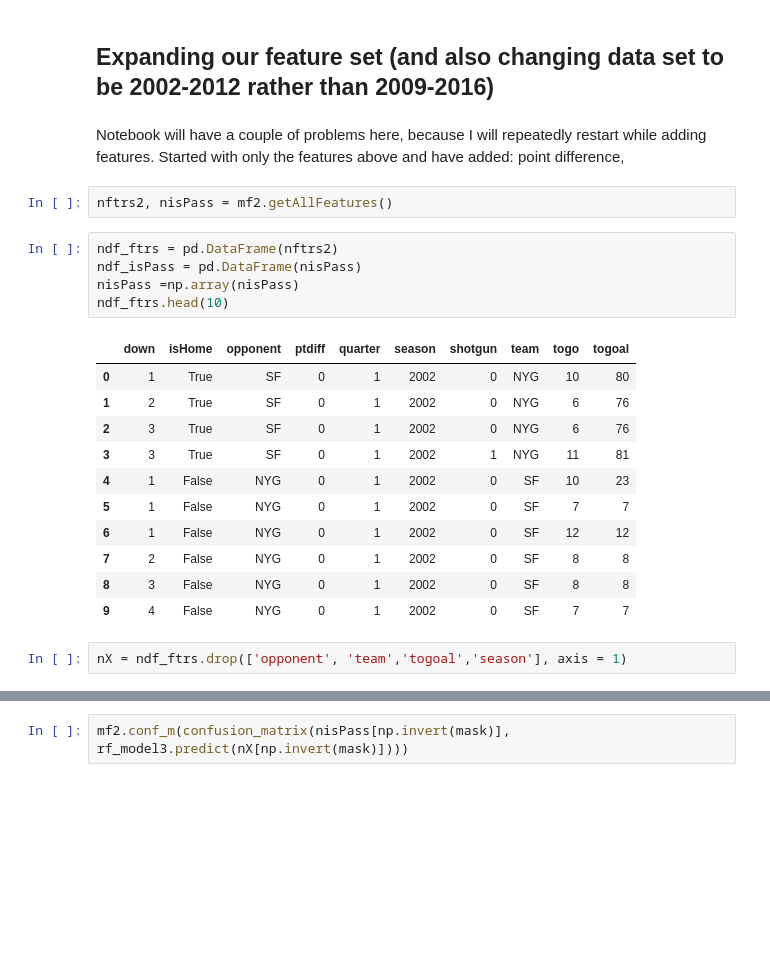
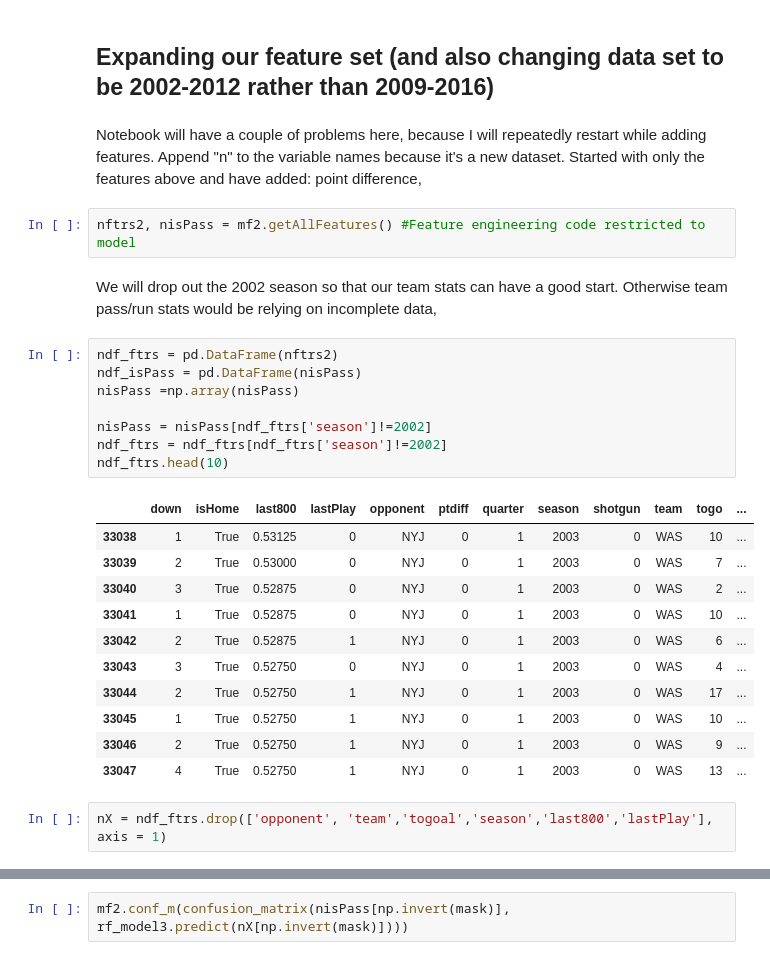
Before and after one commit to tynanseltzer/AM216, a Jupyter notebook: playPred/Play Prediction.ipynb, the cells around one changed output, grey strips where cells are left out. Saved outputs shown, nothing was run; the diff lists cells and outputs as text; blank space fills up the shorter version.

```diff
--- a/playPred/Play Prediction.ipynb
+++ b/playPred/Play Prediction.ipynb
@@ -170,27 +177,32 @@ Nice! We've increased test accuracy and looks like at least some of the overfitt
 # %% [markdown]
 ## Expanding our feature set (and also changing data set to be 2002-2012 rather than 2009-2016)
 # %% [markdown]
-Notebook will have a couple of problems here, because I will repeatedly restart while adding features. Started with only the features above and have added: point difference,
+Notebook will have a couple of problems here, because I will repeatedly restart while adding features. Append "n" to the variable names because it's a new dataset. Started with only the features above and have added: point difference,
 # %%
-nftrs2, nisPass = mf2.getAllFeatures()
+nftrs2, nisPass = mf2.getAllFeatures() #Feature engineering code restricted to model
+# %% [markdown]
+We will drop out the 2002 season so that our team stats can have a good start. Otherwise team pass/run stats would be relying on incomplete data,
 # %%
 ndf_ftrs = pd.DataFrame(nftrs2)
 ndf_isPass = pd.DataFrame(nisPass)
 nisPass =np.array(nisPass)
+
+nisPass = nisPass[ndf_ftrs['season']!=2002]
+ndf_ftrs = ndf_ftrs[ndf_ftrs['season']!=2002]
 ndf_ftrs.head(10)
 # %% [output]
-|  | down | isHome | opponent | ptdiff | quarter | season | shotgun | team | togo | togoal |
-| 0 | 1 | True | SF | 0 | 1 | 2002 | 0 | NYG | 10 | 80 |
-| 1 | 2 | True | SF | 0 | 1 | 2002 | 0 | NYG | 6 | 76 |
-| 2 | 3 | True | SF | 0 | 1 | 2002 | 0 | NYG | 6 | 76 |
-| 3 | 3 | True | SF | 0 | 1 | 2002 | 1 | NYG | 11 | 81 |
-| 4 | 1 | False | NYG | 0 | 1 | 2002 | 0 | SF | 10 | 23 |
-| 5 | 1 | False | NYG | 0 | 1 | 2002 | 0 | SF | 7 | 7 |
-| 6 | 1 | False | NYG | 0 | 1 | 2002 | 0 | SF | 12 | 12 |
-| 7 | 2 | False | NYG | 0 | 1 | 2002 | 0 | SF | 8 | 8 |
-| 8 | 3 | False | NYG | 0 | 1 | 2002 | 0 | SF | 8 | 8 |
-| 9 | 4 | False | NYG | 0 | 1 | 2002 | 0 | SF | 7 | 7 |
+|  | down | isHome | last800 | lastPlay | opponent | ptdiff | quarter | season | shotgun | team | togo | ... |
+| 33038 | 1 | True | 0.53125 | 0 | NYJ | 0 | 1 | 2003 | 0 | WAS | 10 | ... |
+| 33039 | 2 | True | 0.53000 | 0 | NYJ | 0 | 1 | 2003 | 0 | WAS | 7 | ... |
+| 33040 | 3 | True | 0.52875 | 0 | NYJ | 0 | 1 | 2003 | 0 | WAS | 2 | ... |
+| 33041 | 1 | True | 0.52875 | 0 | NYJ | 0 | 1 | 2003 | 0 | WAS | 10 | ... |
+| 33042 | 2 | True | 0.52875 | 1 | NYJ | 0 | 1 | 2003 | 0 | WAS | 6 | ... |
+| 33043 | 3 | True | 0.52750 | 0 | NYJ | 0 | 1 | 2003 | 0 | WAS | 4 | ... |
+| 33044 | 2 | True | 0.52750 | 1 | NYJ | 0 | 1 | 2003 | 0 | WAS | 17 | ... |
+| 33045 | 1 | True | 0.52750 | 1 | NYJ | 0 | 1 | 2003 | 0 | WAS | 10 | ... |
+| 33046 | 2 | True | 0.52750 | 1 | NYJ | 0 | 1 | 2003 | 0 | WAS | 9 | ... |
+| 33047 | 4 | True | 0.52750 | 1 | NYJ | 0 | 1 | 2003 | 0 | WAS | 13 | ... |
 # %%
-nX = ndf_ftrs.drop(['opponent', 'team','togoal','season'], axis = 1)
+nX = ndf_ftrs.drop(['opponent', 'team','togoal','season','last800','lastPlay'], axis = 1)
 # %%
 np.random.seed(123456)
```
Also changed, not shown: parts of 17 cells of this notebook, 2 other files.
